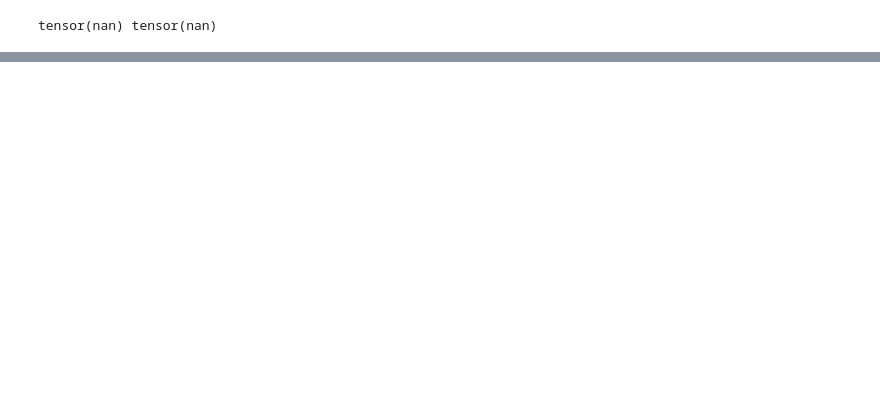
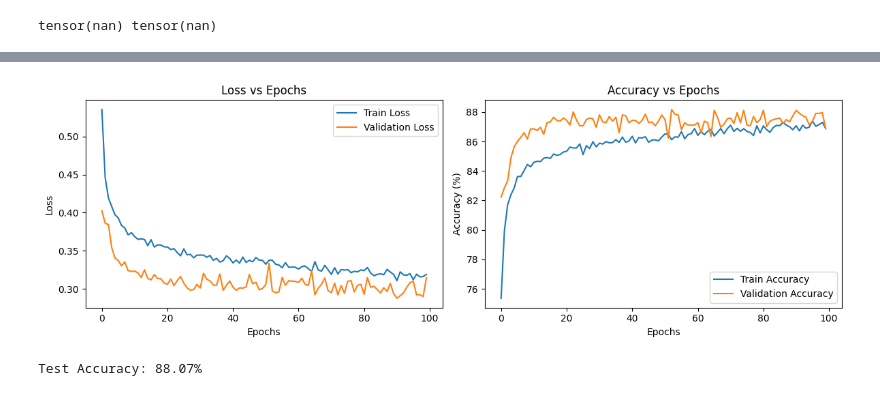
Before and after one commit to Itai-b/046211-Deep-Learning, a Jupyter notebook: HW/ece046211_hw2_mlp_cnn/ece046211_hw2_mlp_cnn_students.ipynb, the cells around one changed output, grey strips where cells are left out. Saved outputs shown, nothing was run; the diff lists cells and outputs as text; code cells hidden in the pictures; blank space fills up the shorter version.

```diff
--- a/HW/ece046211_hw2_mlp_cnn/ece046211_hw2_mlp_cnn_students.ipynb
+++ b/HW/ece046211_hw2_mlp_cnn/ece046211_hw2_mlp_cnn_students.ipynb
@@ -316,9 +757,13 @@ Our data has 10 features and 2 classes (signal and background).
 7. Pick **2** initializations of your choosing and change the initialization of the linear layers and re-train the model (with the same optimal hyper-parameters you found). You can pick an initialization of your choosing from : https://pytorch.org/docs/stable/nn.init.html . See example below how to use. **Print** the change in accuracy for both changes (you should end up with 3 results - original, `init 1` and `init 2`).
 # %%
 # loading the data
+from google.colab import drive
+drive.mount('/content/drive')
+
 col_names = ['fLength', 'fWidth', 'fSize', 'fConc', 'fConc1', 'fAsym',  'fM3Long', 'fM3Trans', 'fAlpha', 'fDist', 'class']
 feature_names = ['fLength', 'fWidth', 'fSize', 'fConc', 'fConc1', 'fAsym',  'fM3Long', 'fM3Trans', 'fAlpha', 'fDist']
-data = pd.read_csv("./magic04.data", names=col_names)
+data = pd.read_csv("/content/drive/MyDrive/Colab Notebooks/ece046211_hw2_mlp_cnn/magic04.data", names=col_names)
 X = data[feature_names]
 Y = data['class']
+Y = np.array([0 if Y[i] == 'g' else 1 for i in range(len(Y))]).astype(int)
 data.head()
@@ -332,5 +795,9 @@ Your Code Here
 """
 Your Code Here
 """
+X_scaler = preprocessing.StandardScaler().fit(X_train)
+X_train_scaled = X_scaler.transform(X_train)
+X_val_scaled = X_scaler.transform(X_val)
+X_test_scaled = X_scaler.transform(X_test)
 # %%
 # training a Logistic Regression baseline - complete the code with your variables
@@ -376,0 +817,8 @@ class MyModel(nn.Module):
+# %%
+# create TensorDataset from numpy arrays
+"""
+Your Code Here
+"""
+train_tensor = TensorDataset(torch.from_numpy(X_train_scaled).float(), torch.from_numpy(y_train).float())
+val_tensor = TensorDataset(torch.from_numpy(X_val_scaled).float(), torch.from_numpy(y_val).float())
+test_tensor = TensorDataset(torch.from_numpy(X_test_scaled).float(), torch.from_numpy(y_test).float())
@@ -376,0 +982,39 @@ class MyModel(nn.Module):
+# %%
+batch_size = 32
+train_loader = DataLoader(train_tensor, batch_size=batch_size, shuffle=True)
+val_loader = DataLoader(val_tensor, batch_size=batch_size)
+test_loader = DataLoader(test_tensor, batch_size=batch_size)
+
+model = MLP()
+criterion = nn.BCEWithLogitsLoss()
+optimizer = torch.optim.AdamW(model.parameters(), lr=0.001, weight_decay=0.01)
+scheduler = torch.optim.lr_scheduler.ReduceLROnPlateau(optimizer, mode='min', factor=0.5, patience=10)
+
+model, train_losses, val_losses, train_accuracies, val_accuracies = train_model(
+    model, train_loader, val_loader, criterion, optimizer, scheduler
+)
+
+plt.figure(figsize=(12, 4))
+
+plt.subplot(1, 2, 1)
+plt.plot(train_losses, label='Train Loss')
+plt.plot(val_losses, label='Validation Loss')
+plt.title('Loss vs Epochs')
+plt.xlabel('Epochs')
+plt.ylabel('Loss')
+plt.legend()
+
+plt.subplot(1, 2, 2)
+plt.plot(train_accuracies, label='Train Accuracy')
+plt.plot(val_accuracies, label='Validation Accuracy')
+plt.title('Accuracy vs Epochs')
+plt.xlabel('Epochs')
+plt.ylabel('Accuracy (%)')
+plt.legend()
+
+plt.tight_layout()
+plt.show()
+
+test_accuracy = evaluate_model(model, test_loader)
+print(f'\nTest Accuracy: {test_accuracy:.2f}%')
+# %% [output]
@@ -376,0 +1041,2 @@ class MyModel(nn.Module):
+[figure, added]
+Test Accuracy: 88.07%
```
Also changed, not shown: parts of 59 cells of this notebook.
